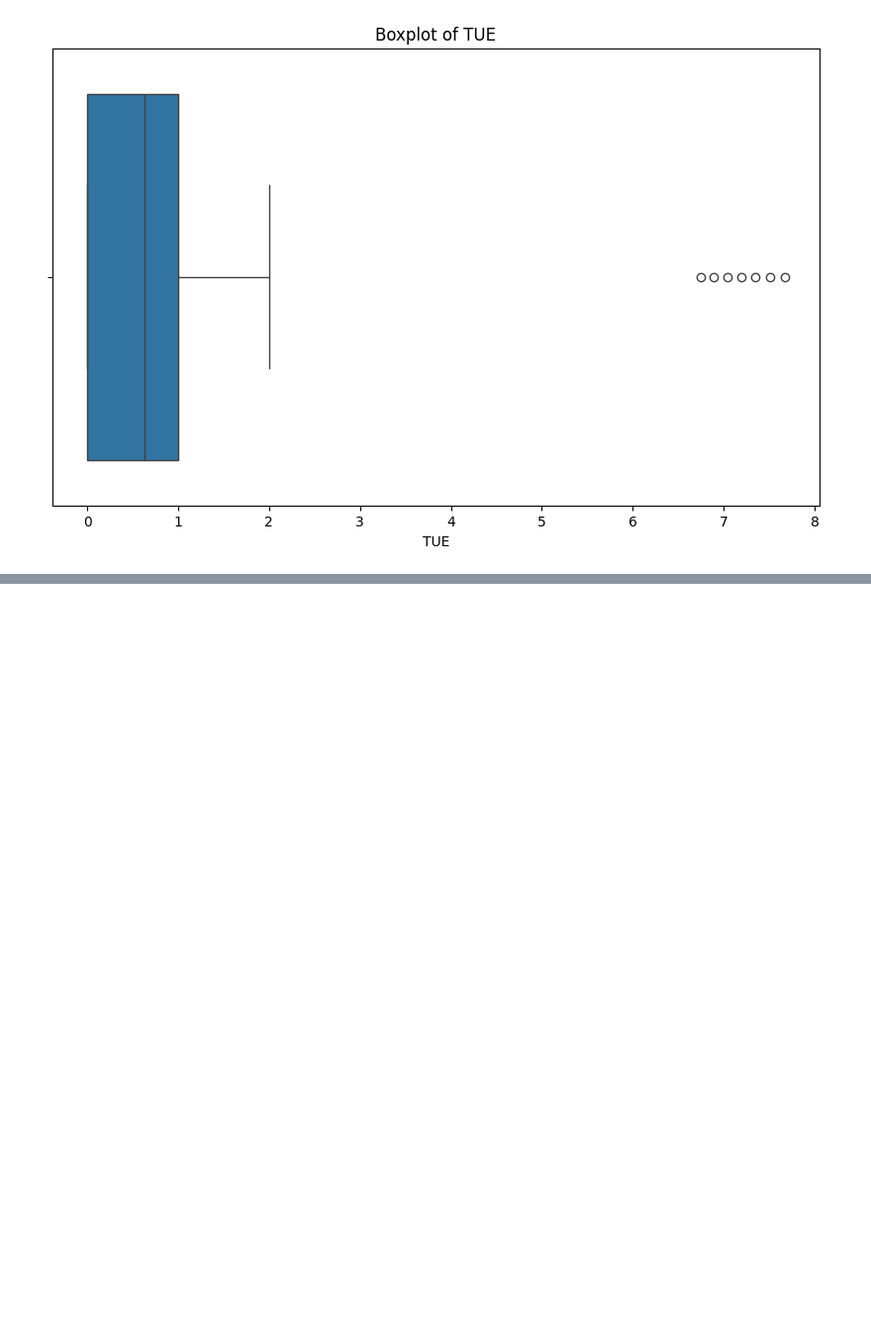
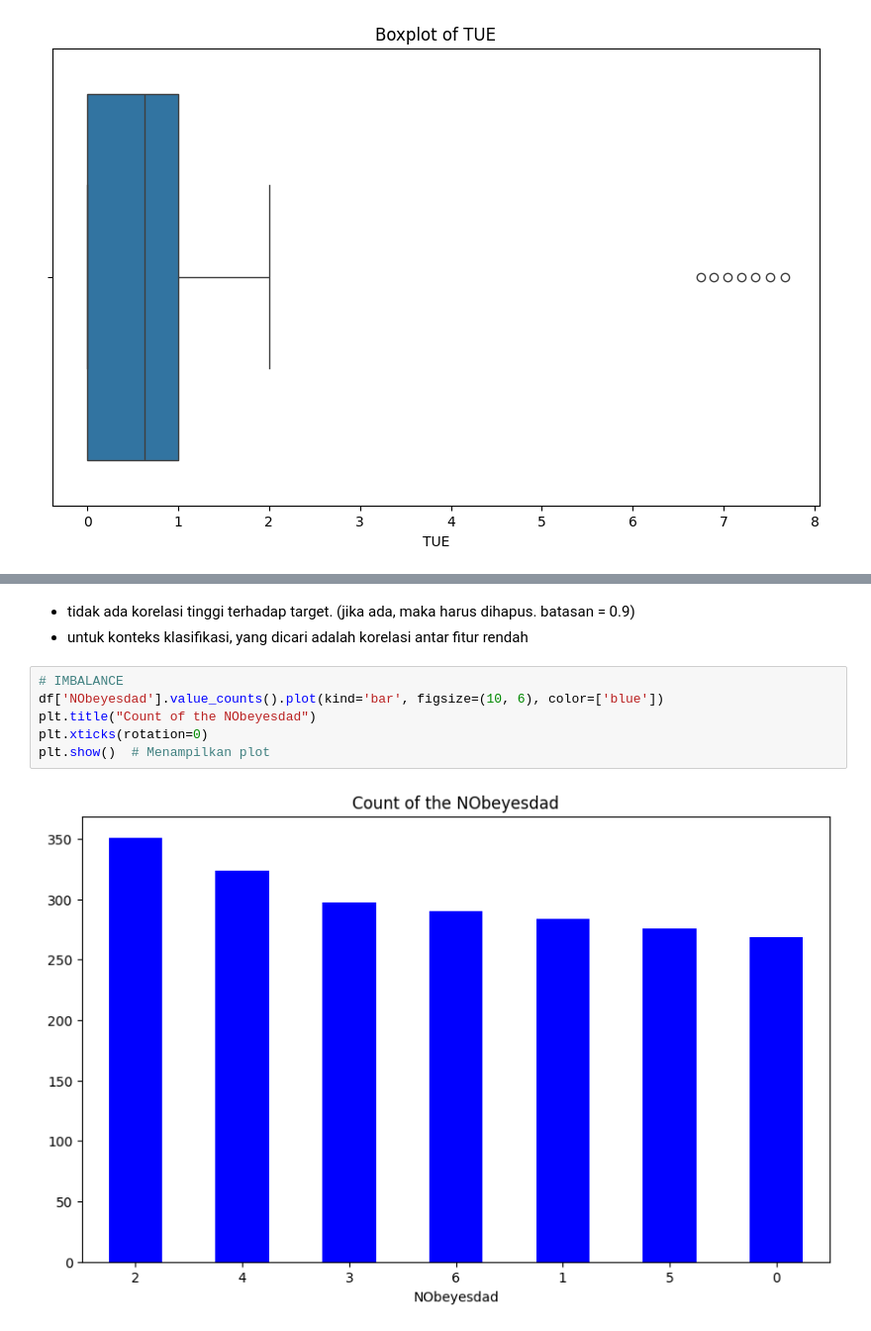
Before and after one commit to andilksn/obesity-predictions-, a Jupyter notebook: capstone_project.ipynb, the cells around one changed output, grey strips where cells are left out. Shown at 99% size. Saved outputs shown, nothing was run; the diff lists cells and outputs as text; blank space fills up the shorter version.

```diff
--- a/capstone_project.ipynb
+++ b/capstone_project.ipynb
@@ -208,0 +486,11 @@ for column in numeric_columns:
+# %% [markdown]
+- tidak ada korelasi tinggi terhadap target. (jika ada, maka harus dihapus. batasan = 0.9)
+- untuk konteks klasifikasi, yang dicari adalah korelasi antar fitur rendah
+# %%
+# IMBALANCE
+df['NObeyesdad'].value_counts().plot(kind='bar', figsize=(10, 6), color=['blue'])
+plt.title("Count of the NObeyesdad")
+plt.xticks(rotation=0)
+plt.show()  # Menampilkan plot
+# %% [output]
+[figure, added]
```
Also changed, not shown: parts of 78 cells of this notebook, 3 other files.
